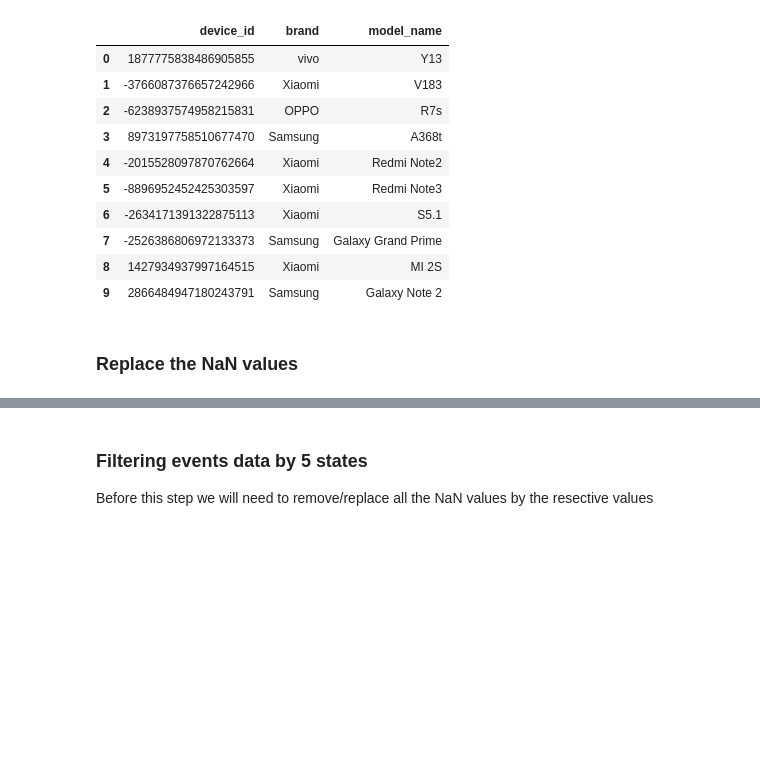
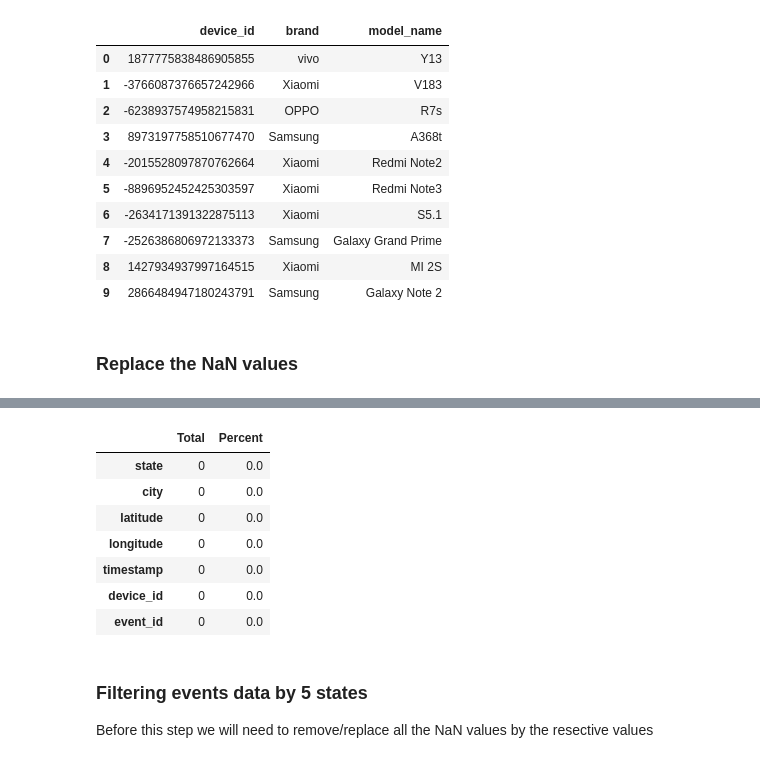
Before and after one commit to mohinder-singhtank/Capstone-1-ML, a Jupyter notebook: Capatone-1004.ipynb, the cells around one changed output, grey strips where cells are left out. Cells and saved outputs as stored; diff of their text form; code cells hidden in the pictures; blank space fills up the shorter version.

Commit message:
Missing value update change

```diff
--- a/Capatone-1004.ipynb
+++ b/Capatone-1004.ipynb
@@ -340,0 +400,4 @@ phone_brand_device_model_df.head(10)
+# %%
+# Updating the state for the missing values of state for a city
+for city in city_state_dict:
+    events_data_df.loc[((events_data_df['city'] == city) & (events_data_df['state'].isnull())), 'state'] = str(city_state_dict[city])
@@ -340,0 +406,10 @@ phone_brand_device_model_df.head(10)
+# %%
+missing_device_id_city_list = events_data_df[events_data_df.device_id.isnull()]['city'].unique()
+# %%
+# Creating a dictionary of city and device_id
+city_device_id_dict = {}
+
+for city in missing_device_id_city_list:
+    city_device_id_dict[city] = (events_data_df.loc[events_data_df['city'] == city]['device_id']).mode()
+
+print(city_device_id_dict)
@@ -341,3 +427,19 @@ phone_brand_device_model_df.head(10)
+# %%
+# Updating the device_id for the missing values of device_id for a city
+for city in city_device_id_dict:
+    events_data_df.loc[((events_data_df['city'] == city) & (events_data_df['device_id'].isnull())), 'device_id'] = str(city_device_id_dict[city])
+# %%
+#check the missing data
+missing_data(events_data_df)
+# %% [output]
+|  | Total | Percent |
+| state | 0 | 0.0 |
+| city | 0 | 0.0 |
+| latitude | 0 | 0.0 |
+| longitude | 0 | 0.0 |
+| timestamp | 0 | 0.0 |
+| device_id | 0 | 0.0 |
+| event_id | 0 | 0.0 |
 # %% [markdown]
 ### Filtering events data by 5 states
 Before this step we will need to remove/replace all the NaN values by the resective values
```
Also changed, not shown: parts of 19 cells of this notebook.
